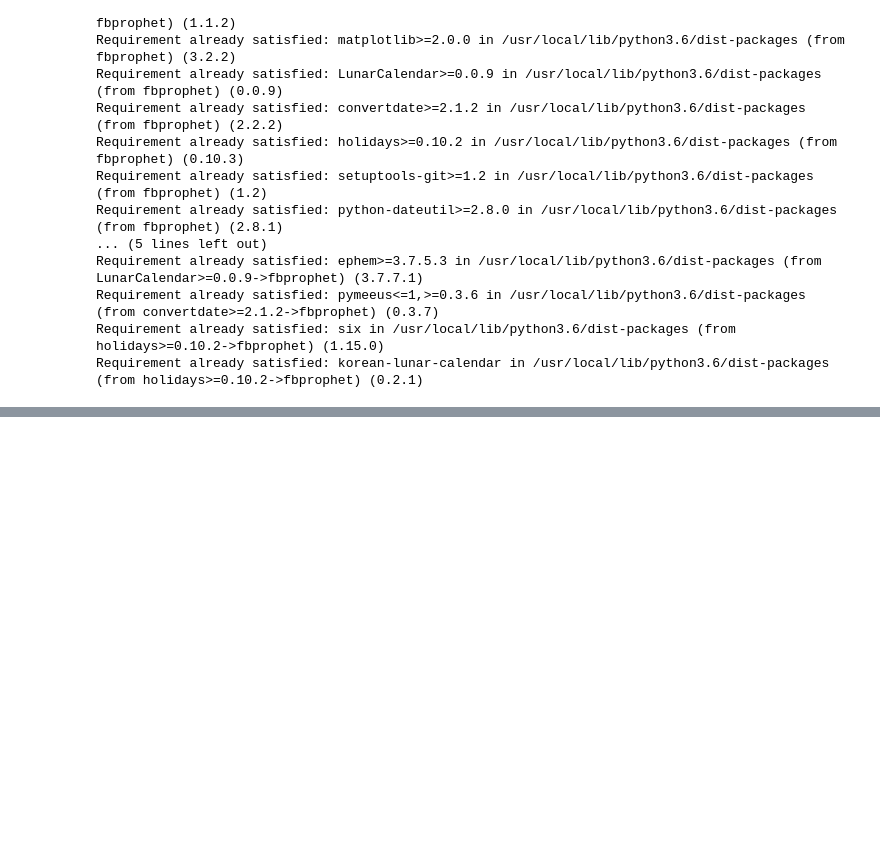
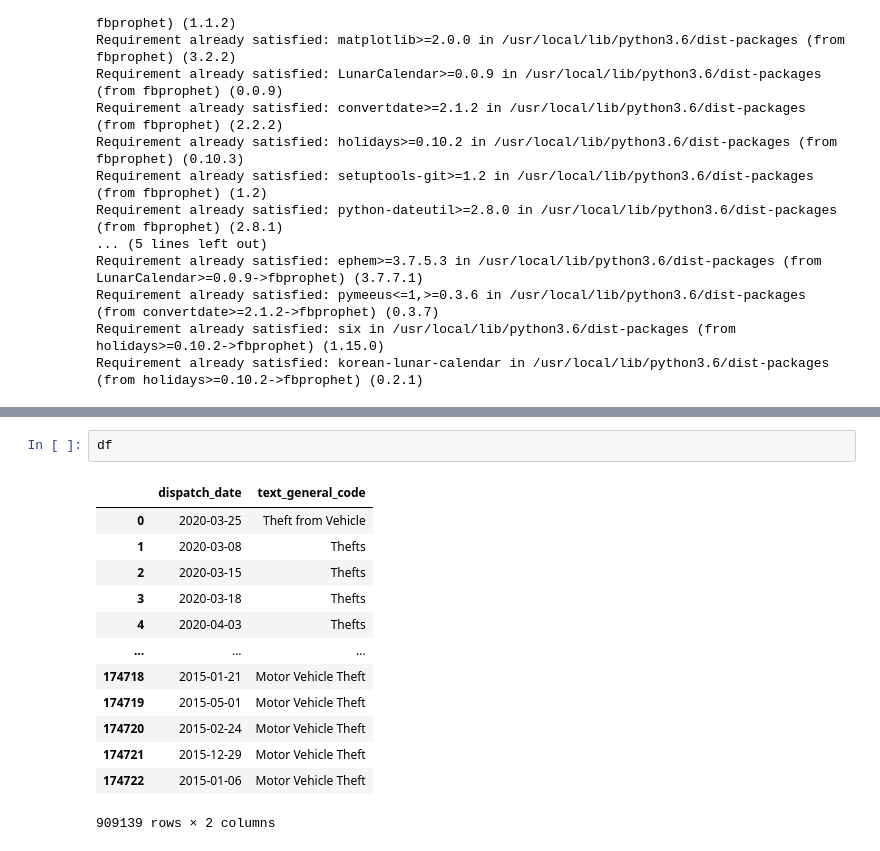
Before and after one commit to steve122192/philly_crime_analysis, a Jupyter notebook: philly_crime_notebook.ipynb, the cells around one changed output, grey strips where cells are left out. Drawn from its saved outputs; the diff is of its cells as text; blank space fills up the shorter version.

```diff
--- a/philly_crime_notebook.ipynb
+++ b/philly_crime_notebook.ipynb
@@ -294,0 +208,16 @@ fig.show()
+# %%
+df
+# %% [output]
+|  | dispatch_date | text_general_code |
+| 0 | 2020-03-25 | Theft from Vehicle |
+| 1 | 2020-03-08 | Thefts |
+| 2 | 2020-03-15 | Thefts |
+| 3 | 2020-03-18 | Thefts |
+| 4 | 2020-04-03 | Thefts |
+| ... | ... | ... |
+| 174718 | 2015-01-21 | Motor Vehicle Theft |
+| 174719 | 2015-05-01 | Motor Vehicle Theft |
+| 174720 | 2015-02-24 | Motor Vehicle Theft |
+| 174721 | 2015-12-29 | Motor Vehicle Theft |
+| 174722 | 2015-01-06 | Motor Vehicle Theft |
+909139 rows × 2 columns
```
Also changed, not shown: parts of 20 cells of this notebook.
